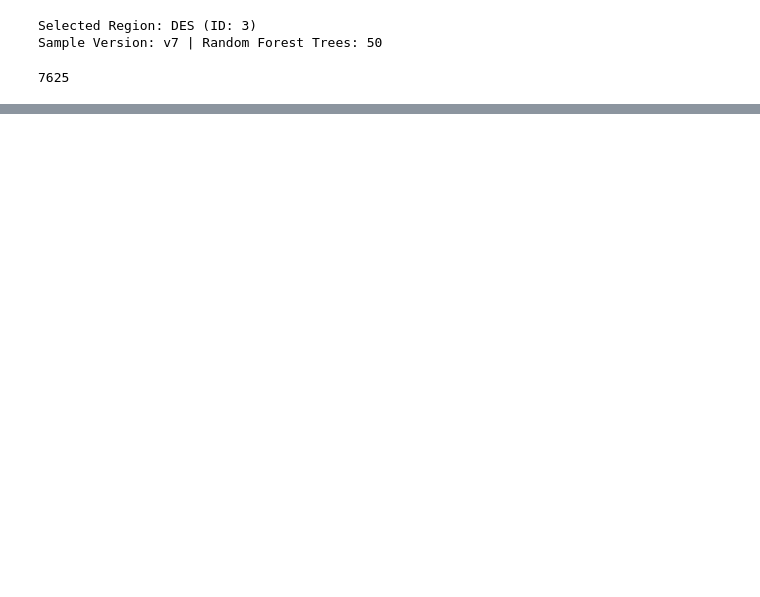
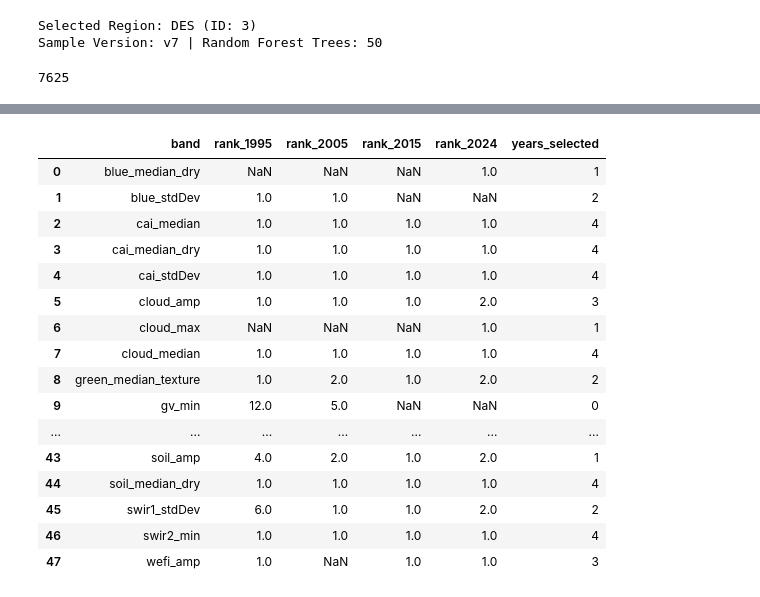
Before and after one commit to Nirzaree/ioln-feature-importance, a Jupyter notebook: multiyear_feature_importance_RFE.ipynb, the cells around one changed output, grey strips where cells are left out. Saved outputs shown, nothing was run; the diff lists cells and outputs as text; code cells hidden in the pictures; blank space fills up the shorter version.

```diff
--- a/multiyear_feature_importance_RFE.ipynb
+++ b/multiyear_feature_importance_RFE.ipynb
@@ -140,0 +192,22 @@ Calculating Level 1 class distributions (this may take a moment)...
+# %%
+# Aggregate ranks
+rank_dfs = list(feature_ranks_per_year.values())
+master_rank_df = reduce(lambda left, right: pd.merge(left, right, on='band', how='outer'), rank_dfs)
+
+# Dynamic Proportional Threshold
+total_years = len(YEARS)
+min_years_required = int(np.ceil(total_years * STABILITY_RATIO))
+
+selected_masks = master_rank_df.filter(like='rank_') == 1
+master_rank_df['years_selected'] = selected_masks.sum(axis=1)
+
+stable_features = master_rank_df[master_rank_df['years_selected'] >= min_years_required]['band'].tolist()
+near_miss_features = master_rank_df[master_rank_df['years_selected'] == (min_years_required - 1)]['band'].tolist()
+
+print("=" * 60)
+print(f" TEMPORALLY STABLE FEATURES ({region_id} | Threshold: {min_years_required}/{total_years})")
+print("=" * 60)
+print(stable_features)
+print("-" * 60)
+print(f"NEAR-MISS FEATURES: {near_miss_features}")
+print("=" * 60)
@@ -140,0 +242,20 @@ Calculating Level 1 class distributions (this may take a moment)...
+# %%
+master_rank_df
+# %% [output]
+|  | band | rank_1995 | rank_2005 | rank_2015 | rank_2024 | years_selected |
+| 0 | blue_median_dry | NaN | NaN | NaN | 1.0 | 1 |
+| 1 | blue_stdDev | 1.0 | 1.0 | NaN | NaN | 2 |
+| 2 | cai_median | 1.0 | 1.0 | 1.0 | 1.0 | 4 |
+| 3 | cai_median_dry | 1.0 | 1.0 | 1.0 | 1.0 | 4 |
+| 4 | cai_stdDev | 1.0 | 1.0 | 1.0 | 1.0 | 4 |
+| 5 | cloud_amp | 1.0 | 1.0 | 1.0 | 2.0 | 3 |
+| 6 | cloud_max | NaN | NaN | NaN | 1.0 | 1 |
+| 7 | cloud_median | 1.0 | 1.0 | 1.0 | 1.0 | 4 |
+| 8 | green_median_texture | 1.0 | 2.0 | 1.0 | 2.0 | 2 |
+| 9 | gv_min | 12.0 | 5.0 | NaN | NaN | 0 |
+| ... | ... | ... | ... | ... | ... | ... |
+| 43 | soil_amp | 4.0 | 2.0 | 1.0 | 2.0 | 1 |
+| 44 | soil_median_dry | 1.0 | 1.0 | 1.0 | 1.0 | 4 |
+| 45 | swir1_stdDev | 6.0 | 1.0 | 1.0 | 2.0 | 2 |
+| 46 | swir2_min | 1.0 | 1.0 | 1.0 | 1.0 | 4 |
+| 47 | wefi_amp | 1.0 | NaN | 1.0 | 1.0 | 3 |
```
Also changed, not shown: parts of 18 cells of this notebook, 4 other files.
